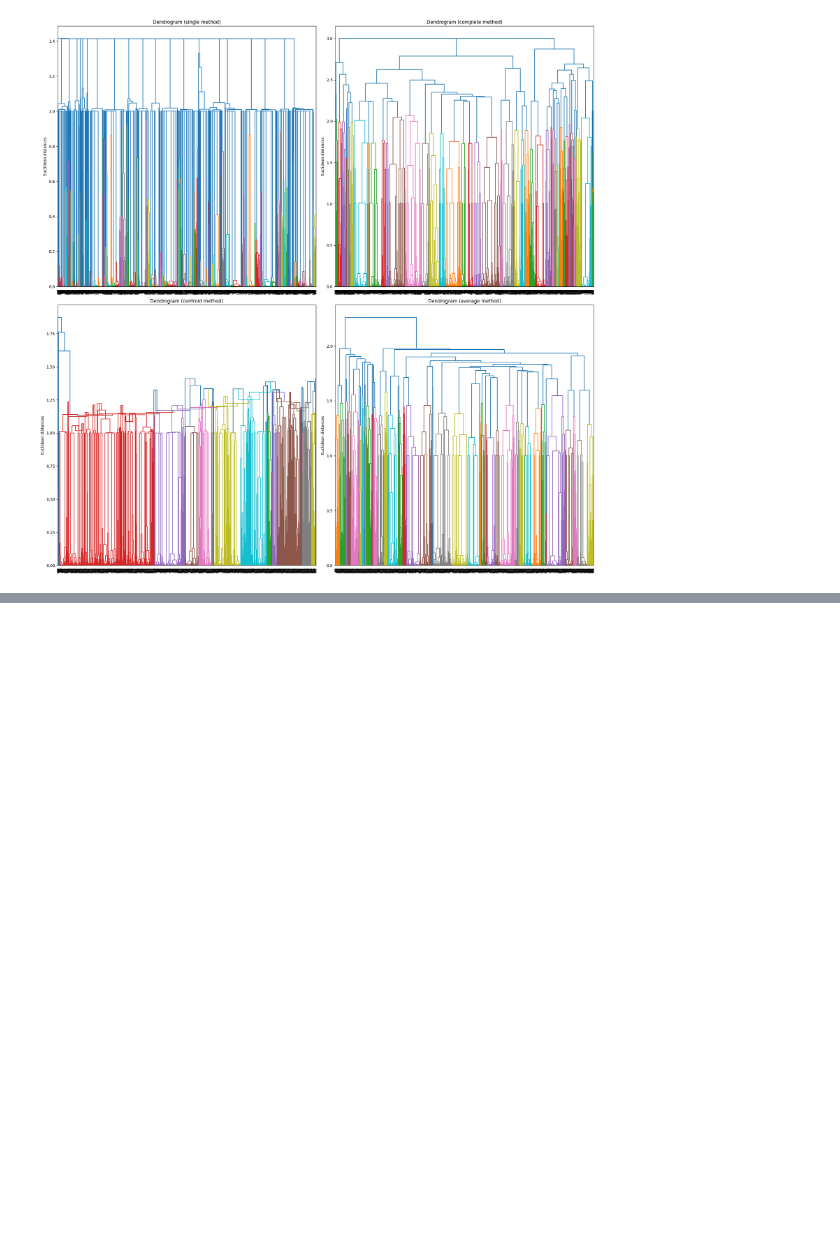
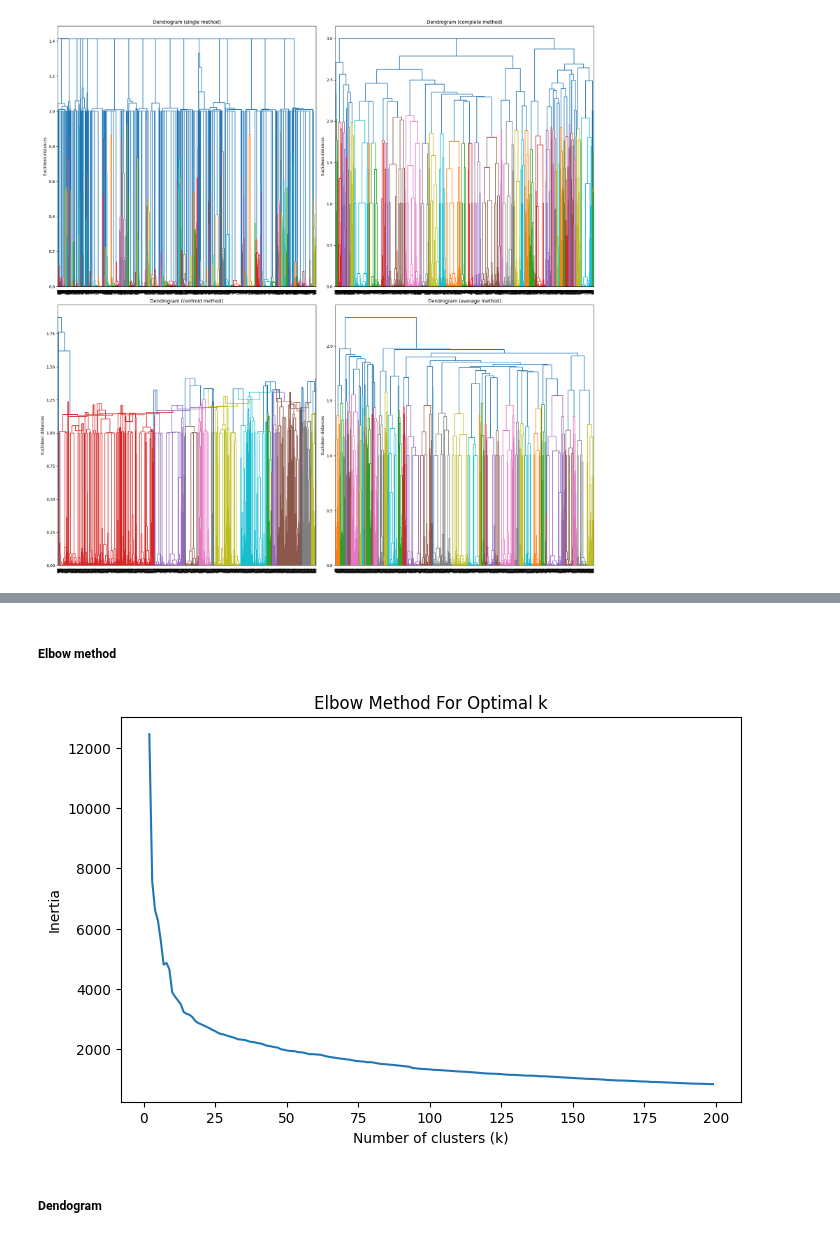
Before and after one commit to franziskasteger/game-of-thrones-survival, a Jupyter notebook: notebooks/clustering_kmeans_carmen.ipynb, the cells around one changed output, grey strips where cells are left out. Drawn from its saved outputs; the diff is of its cells as text; code cells hidden in the pictures; blank space fills up the shorter version.

```diff
--- a/notebooks/clustering_kmeans_carmen.ipynb
+++ b/notebooks/clustering_kmeans_carmen.ipynb
@@ -344,0 +396,27 @@ sns.heatmap(df.select_dtypes(exclude= ['object']).corr(), cmap='coolwarm');
+# %% [markdown]
+##### Elbow method
+# %%
+# Empty list to store the inertia for each k
+inertias = []
+
+for n_clusters in range_n_clusters:
+    # Update the number of clusters in the pipeline's kmeans
+    pipe_baseline_rb.set_params(kmeans__n_clusters=n_clusters)
+
+    # Fit the pipeline to the data
+    pipe_baseline_rb.fit(df)
+
+    # Append the inertia to the list of inertias
+    inertias.append(pipe_baseline_rb.named_steps['kmeans'].inertia_)
+# %%
+# Plot the Elbow curve
+plt.figure(figsize=(8, 5))
+plt.plot(range_n_clusters, inertias)
+plt.xlabel('Number of clusters (k)')
+plt.ylabel('Inertia')
+plt.title('Elbow Method For Optimal k')
+plt.show();
+# %% [output]
+[figure, added]
+# %% [markdown]
+##### Dendogram
```
Also changed, not shown: parts of 93 cells of this notebook, 1 other file.
